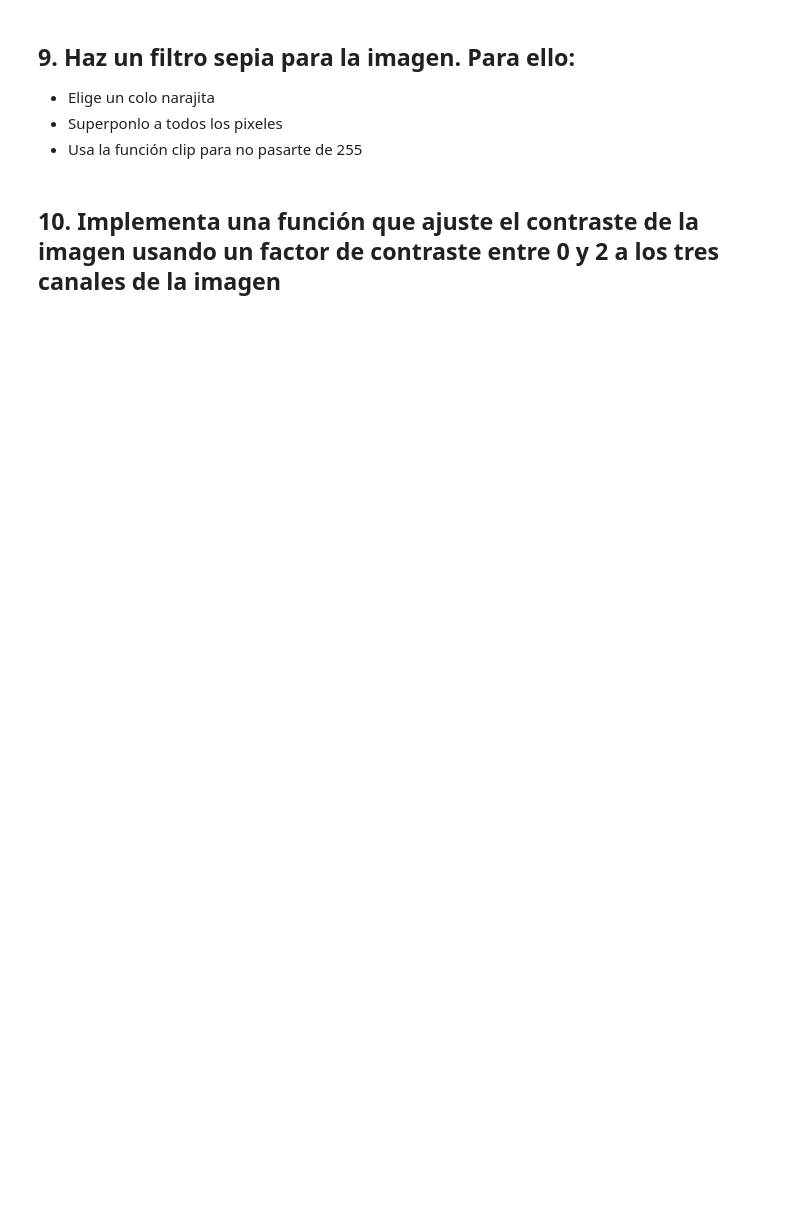
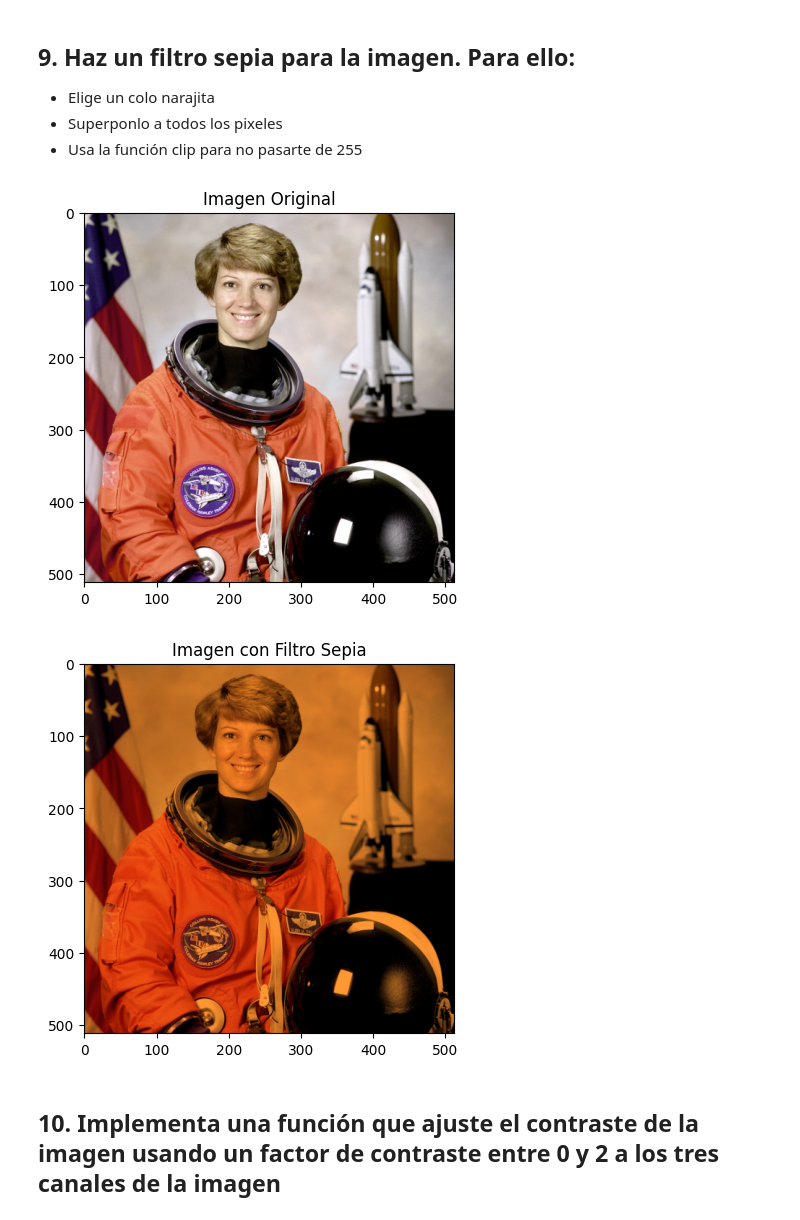
Before and after one commit to Alvariill0/IA-Y-BIG-DATA-ALVARO, a Jupyter notebook: PIA/Numpy/Ejercicios 7 - Plantilla.ipynb, the cells around one changed output. Drawn from its saved outputs; the diff is of its cells as text; code cells hidden in the pictures; blank space fills up the shorter version.

```diff
--- a/PIA/Numpy/Ejercicios 7 - Plantilla.ipynb
+++ b/PIA/Numpy/Ejercicios 7 - Plantilla.ipynb
@@ -188,5 +203,27 @@ plt.show()
 - Elige un colo narajita
 - Superponlo a todos los pixeles
 - Usa la función clip para no pasarte de 255
+# %%
+# Filtro sepia.
+naranja = np.array([255, 153, 51])  # Color naranja
+sepia = np.zeros_like(astronauta)
+for i in range(astronauta.shape[0]):
+    for j in range(astronauta.shape[1]):
+        for c in range(3):  # Para cada canal (R, G, B)
+            valor_pixel = astronauta[i, j, c]
+            sepia[i, j, c] = min(int(valor_pixel * naranja[c] / 255), 255)
+
+#img original:
+plt.imshow(astronauta)
+plt.title("Imagen Original")
+plt.show()
+
+#img con filtro sepia:
+plt.imshow(sepia)
+plt.title("Imagen con Filtro Sepia")
+plt.show()
+# %% [output]
+[figure, added]
+[figure, added]
 # %% [markdown]
 ## 10. Implementa una función que ajuste el contraste de la imagen usando un factor de contraste entre 0 y 2 a los tres canales de la imagen
```
Also changed, not shown: parts of 6 cells of this notebook.
